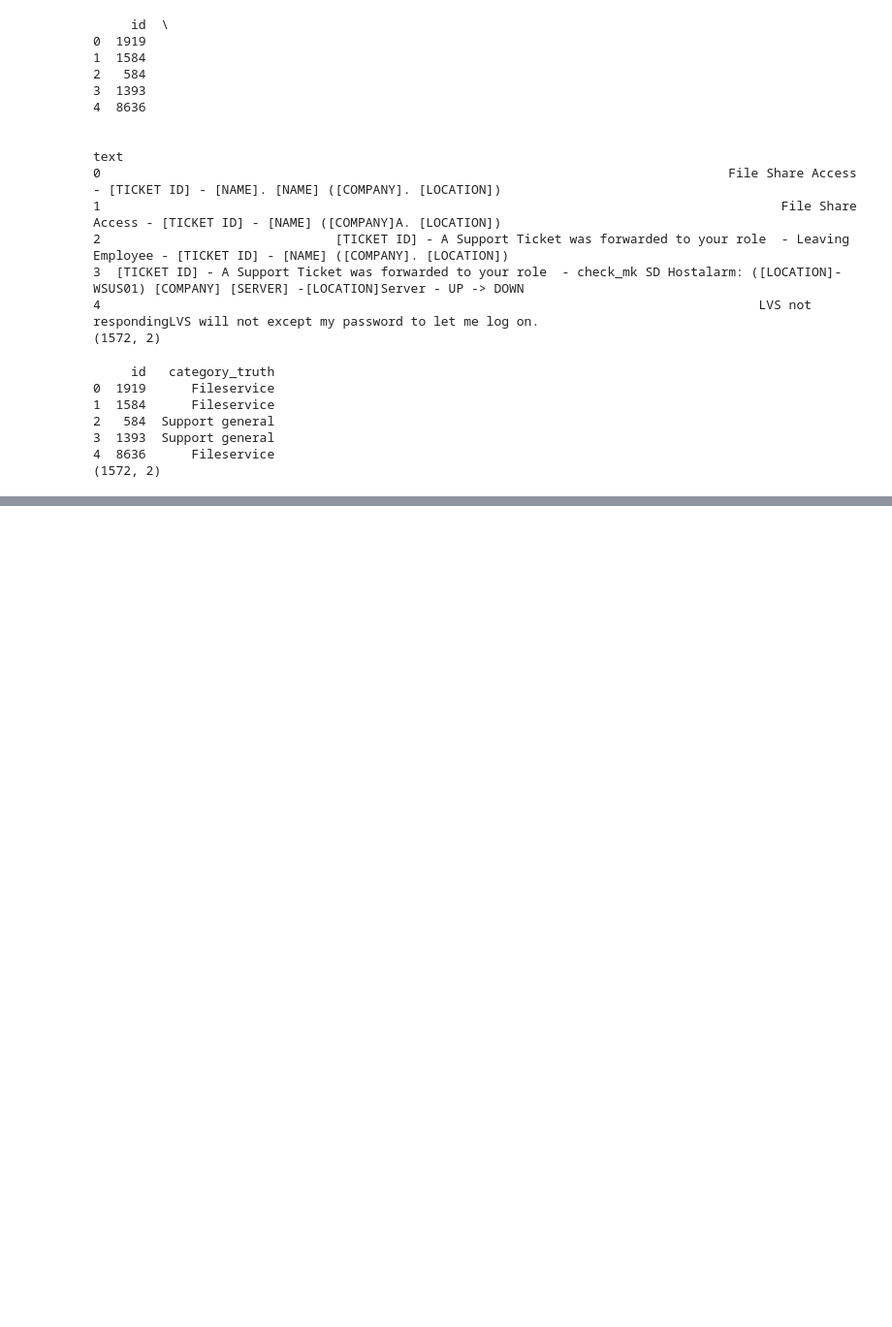
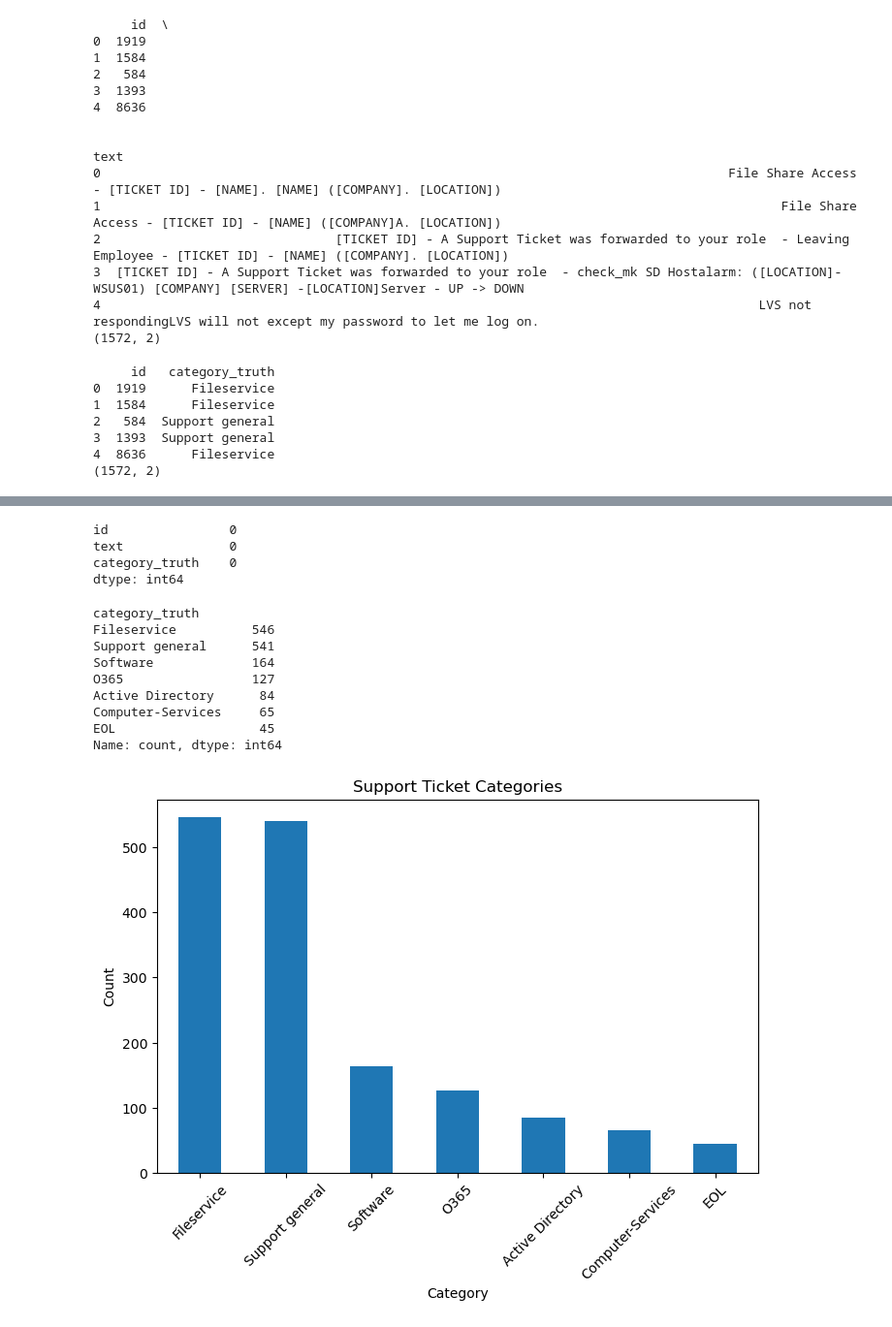
Before and after one commit to sathwik967/FUTURE_ML_02, a Jupyter notebook: notebooks/.Support_Ticket_Classification.ipynb, the cells around one changed output, grey strips where cells are left out. Shown at 97% size. Cells and saved outputs as stored; diff of their text form; code cells hidden in the pictures; blank space fills up the shorter version.

Commit message:
Completed support ticket classification project

```diff
--- a/notebooks/.Support_Ticket_Classification.ipynb
+++ b/notebooks/.Support_Ticket_Classification.ipynb
@@ -518,3 +50,11 @@ print(y_train.shape)
 3  1393  Support general
 4  8636      Fileservice
 (1572, 2)
+# %%
+import pandas as pd
+X_train = pd.read_csv("../data/X_train.csv")
+y_train = pd.read_csv("../data/y_train.csv")
+
+df = pd.merge(X_train, y_train, on="id")
+
+df.head()
@@ -520,0 +72,11 @@ print(y_train.shape)
+# %%
+print(X_train.shape)
+print(y_train.shape)
+
+print(X_train.columns)
+print(y_train.columns)
+
+df = pd.merge(X_train, y_train, on="id")
+
+print(df.shape)
+df.head()
@@ -520,0 +95,32 @@ print(y_train.shape)
+# %%
+print(df.isnull().sum())
+# %% [output]
+id                0
+text              0
+category_truth    0
+dtype: int64
+# %%
+import matplotlib.pyplot as plt
+
+category_counts = df["category_truth"].value_counts()
+
+print(category_counts)
+
+plt.figure(figsize=(8,5))
+category_counts.plot(kind="bar")
+plt.title("Support Ticket Categories")
+plt.xlabel("Category")
+plt.ylabel("Count")
+plt.xticks(rotation=45)
+plt.show()
+# %% [output]
+category_truth
+Fileservice          546
+Support general      541
+Software             164
+O365                 127
+Active Directory      84
+Computer-Services     65
+EOL                   45
+Name: count, dtype: int64
+[figure, added]
```
Also changed, not shown: parts of 53 cells of this notebook, 2 other files.
